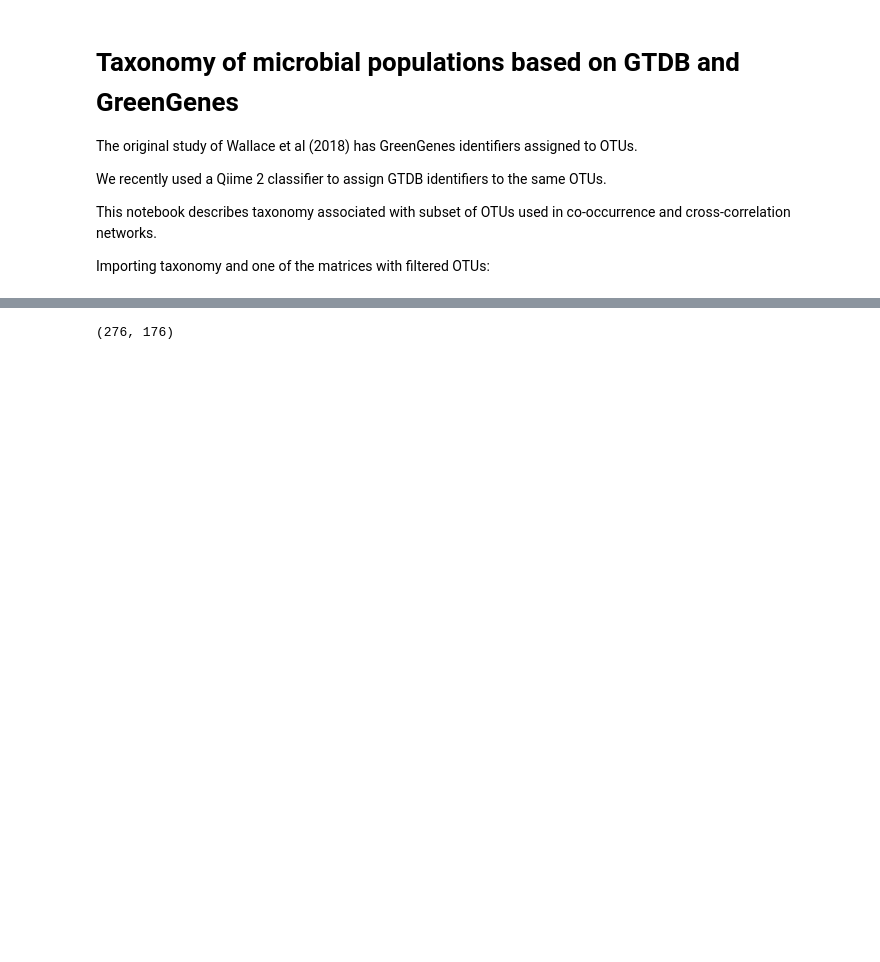
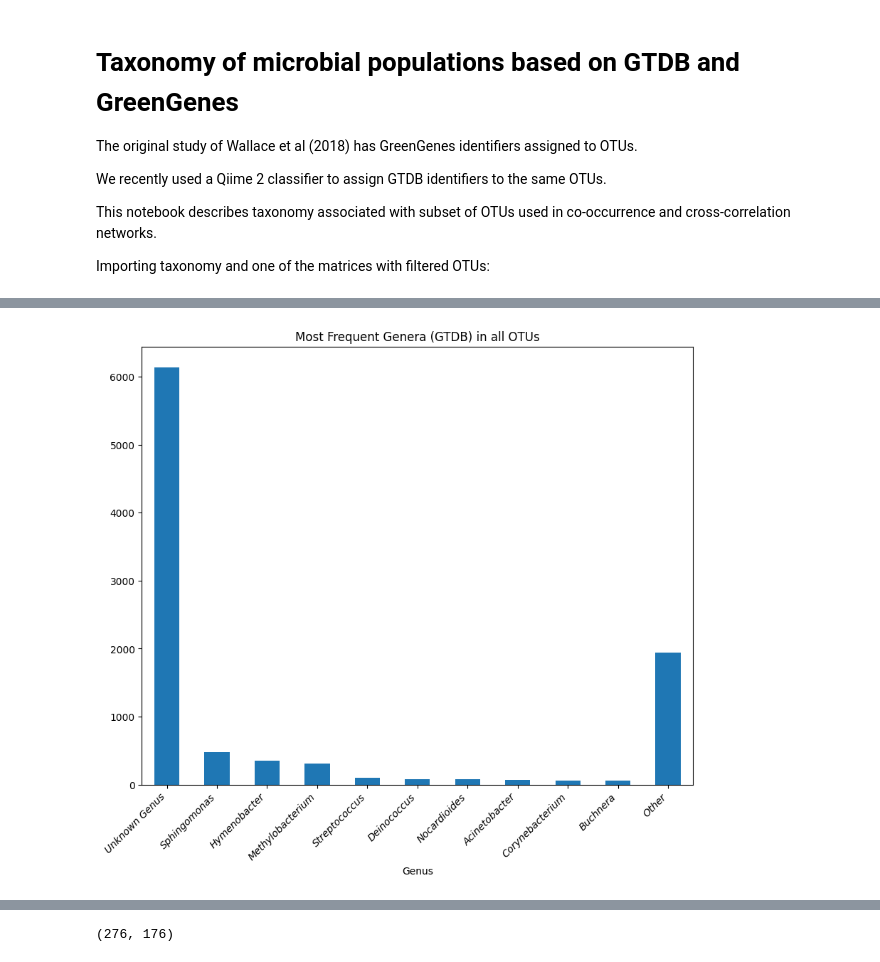
Before and after one commit to labbces/maize_transcriptome_microbiome_diurnal_periods, a Jupyter notebook: microbiome/microbial_taxonomy.ipynb, the cells around one changed output, grey strips where cells are left out. Cells and saved outputs as stored; diff of their text form; code cells hidden in the pictures; blank space fills up the shorter version.

Commit message:
Generating bat plots instead of pie charts

```diff
--- a/microbiome/microbial_taxonomy.ipynb
+++ b/microbiome/microbial_taxonomy.ipynb
@@ -11,7 +11,7 @@ Importing taxonomy and one of the matrices with filtered OTUs:
 # %%
 import pandas as pd
 
-greengenes_taxonomy = pd.read_table("/home/renato/projects/fapesp_bepe_pd/microbiome/2f_otu_table.sample_filtered.no_mitochondria_chloroplast.taxonomy.txt", sep="\t", header=None)
+greengenes_taxonomy = pd.read_table("/home/santosrac/Projects/UGA_RACS/16S/otu_taxonomy/2f_otu_table.sample_filtered.no_mitochondria_chloroplast.taxonomy.txt", sep="\t", header=None)
 greengenes_taxonomy.columns = ['OTU_ID', 'Taxonomy', 'Confidence', 'Rank']
-gtdb_taxonomy = pd.read_table("/home/renato/projects/fapesp_bepe_pd/microbiome/gtdb_taxonomy.tsv", sep="\t", header=None)
+gtdb_taxonomy = pd.read_table("/home/santosrac/Projects/UGA_RACS/16S/otu_taxonomy/gtdb_taxonomy.tsv", sep="\t")
 gtdb_taxonomy.columns = ['OTU_ID', 'Taxonomy', 'Confidence']
@@ -17,0 +74,25 @@ gtdb_taxonomy.columns = ['OTU_ID', 'Taxonomy', 'Confidence']
+# %%
+import matplotlib.pyplot as plt
+
+# Number of top genera to display
+top_n = 10
+
+# Get the counts of each genus
+genus_counts = gtdb_taxonomy_copy['Genus'].value_counts()
+
+# Get the top N most frequent genera
+top_genus_counts = genus_counts.head(top_n)
+
+# Group the rest into an "Other" category
+other_count = genus_counts[top_n:].sum()
+top_genus_counts['Other'] = other_count
+
+# Plot the pie chart
+plt.figure(figsize=(10, 8))
+top_genus_counts.plot.bar()
+plt.ylabel('')
+plt.title('Most Frequent Genera (GTDB) in all OTUs')
+plt.xticks(rotation=45, ha='right', fontstyle='italic')
+plt.show()
+# %% [output]
+[figure, added]
```
Also changed, not shown: parts of 8 cells of this notebook.
